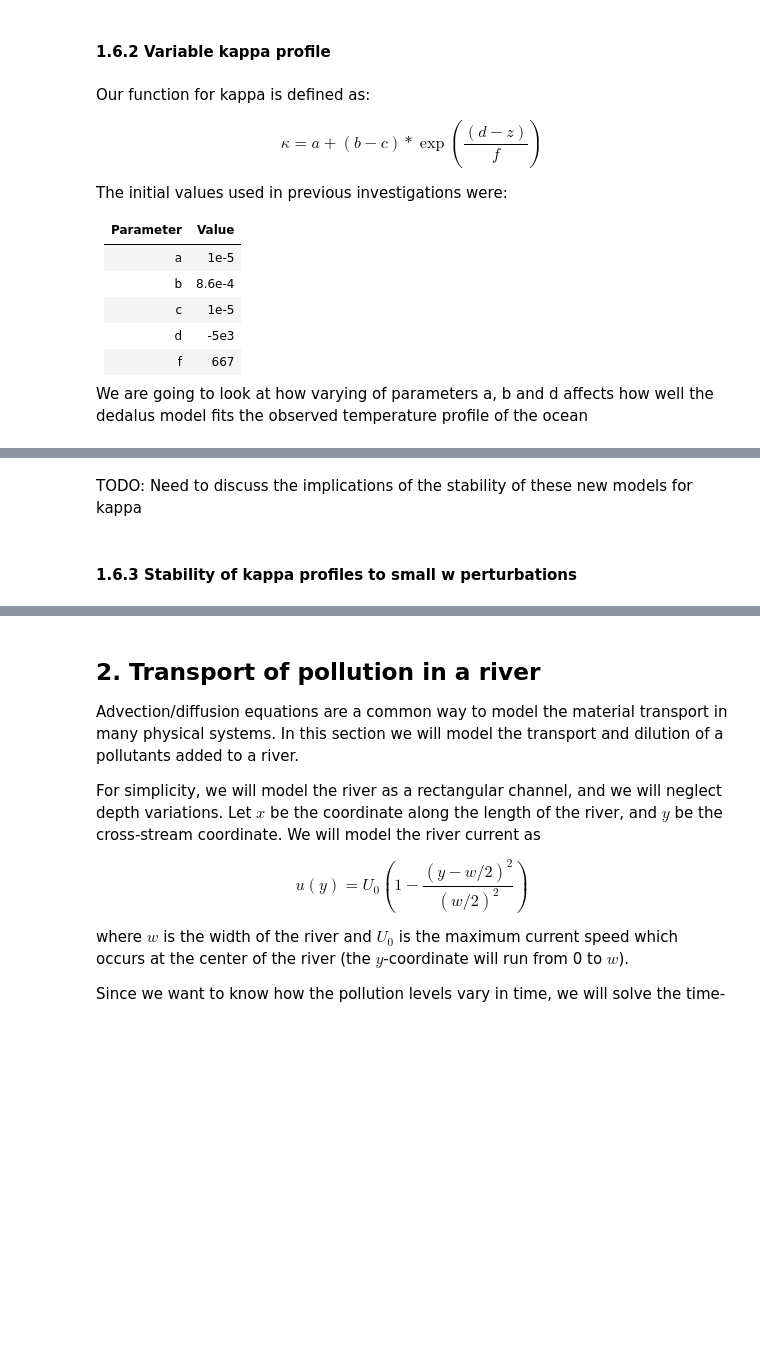
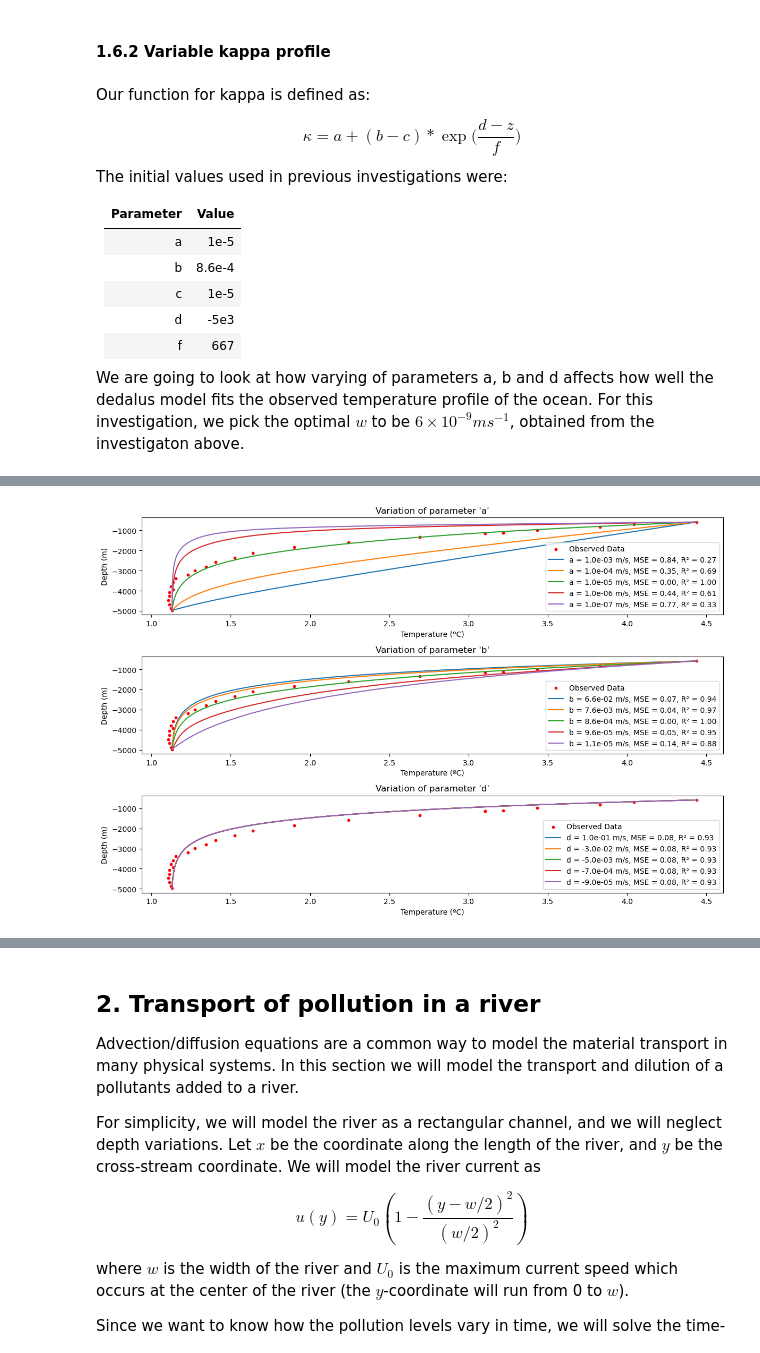
Before and after one commit to maxcharvey/QCES_LNM_projects, a Jupyter notebook: Project2_transport.ipynb, the cells around one changed output, grey strips where cells are left out. Cells and saved outputs as stored; diff of their text form; code cells hidden in the pictures; blank space fills up the shorter version.

```diff
--- a/Project2_transport.ipynb
+++ b/Project2_transport.ipynb
@@ -448,7 +501,7 @@ Our function for kappa is defined as:
 
 
 
-$$\kappa = a + (b - c) * \exp(\frac{(d - z)}{f})$$
+$$\kappa = a + (b - c) * \exp\bigg(\frac{d - z}{f}\bigg)$$
 
 
 
@@ -462,7 +515,7 @@ The initial values used in previous investigations were:
 | d | -5e3|
 | f | 667 |
 
-We are going to look at how varying of parameters a, b and d affects how well the dedalus model fits the observed temperature profile of the ocean
+We are going to look at how varying of parameters a, b and d affects how well the dedalus model fits the observed temperature profile of the ocean. For this investigation, we pick the optimal $w$ to be $6\times10^{-9} ms^{-1}$, obtained from the investigaton above.
 # %%
 # Now we are going to investigate how the differing profile of kappa influences the temperature profile produced by the model
 
@@ -474,6 +527,7 @@ w = 6e-9
 
 
 fig, ax1 = plt.subplots(figsize=(12,8), nrows=3)
+fig.subplots_adjust(hspace=0.5)
 ax1=ax1.flatten()
 
 for i in range(3):
@@ -639,7 +693,11 @@ ax1[0].legend()
 ax1[1].legend()
 ax1[2].legend()
 
+ax1[0].set_title("Variation of parameter 'a'")
+ax1[1].set_title("Variation of parameter 'b'")
+ax1[2].set_title("Variation of parameter 'd'")
 
 
-
+fig.tight_layout()
 plt.show()
+# %% [output]
@@ -646,4 +719 @@ plt.show()
+[figure, added]
-# %% [markdown]
-TODO: Need to discuss the implications of the stability of these new models for kappa
-# %% [markdown]
-#### 1.6.3 Stability of kappa profiles to small w perturbations
```
Also changed, not shown: parts of 20 cells of this notebook, 1 other file.
